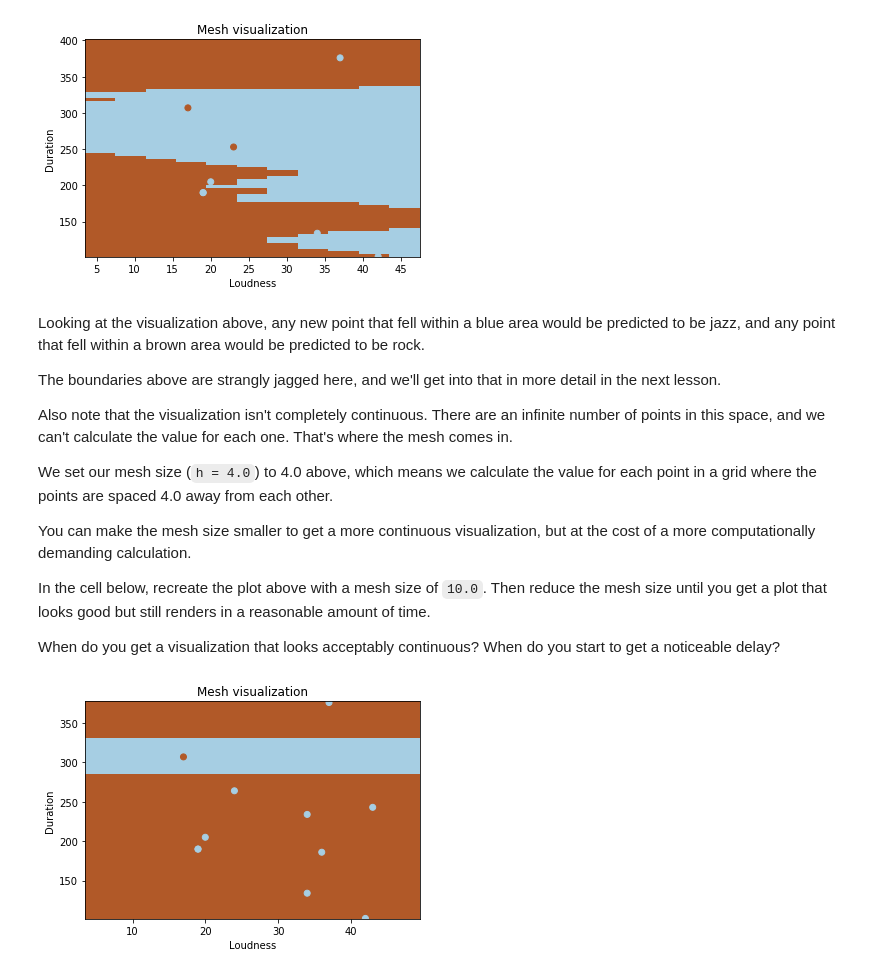
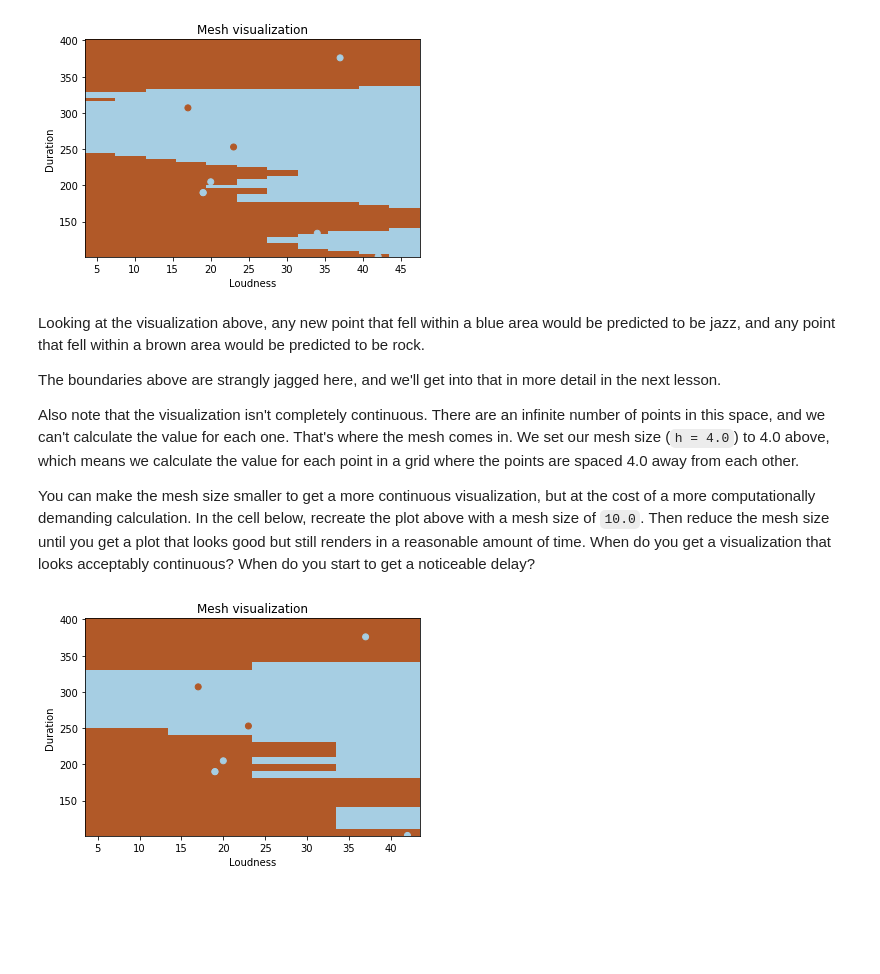
Before and after one commit to aarondelgiudice/thinkful, a Jupyter notebook: Unit_3/Lesson_1/3.1.1_KNN_Classifier.ipynb, the cells around one changed output. Saved outputs shown, nothing was run; the diff lists cells and outputs as text; code cells hidden in the pictures; blank space fills up the shorter version.

```diff
--- a/Unit_3/Lesson_1/3.1.1_KNN_Classifier.ipynb
+++ b/Unit_3/Lesson_1/3.1.1_KNN_Classifier.ipynb
@@ -212,58 +149,43 @@ Looking at the visualization above, any new point that fell within a blue area w
 
 The boundaries above are strangly jagged here, and we'll get into that in more detail in the next lesson.
 
-Also note that the visualization isn't completely continuous.
-There are an infinite number of points in this space, and we can't calculate the value for each one.
-That's where the mesh comes in.
+Also note that the visualization isn't completely continuous. There are an infinite number of points in this space, and we can't calculate the value for each one. That's where the mesh comes in. We set our mesh size (`h = 4.0`) to 4.0 above, which means we calculate the value for each point in a grid where the points are spaced 4.0 away from each other.
 
-We set our mesh size (`h = 4.0`) to 4.0 above, which means we calculate the value for each point in a grid where the points are spaced 4.0 away from each other.
-
-You can make the mesh size smaller to get a more continuous visualization, but at the cost of a more computationally demanding calculation.
-
-In the cell below, recreate the plot above with a mesh size of `10.0`.
-Then reduce the mesh size until you get a plot that looks good but still renders in a reasonable amount of time.
-
-When do you get a visualization that looks acceptably continuous?
-When do you start to get a noticeable delay?
+You can make the mesh size smaller to get a more continuous visualization, but at the cost of a more computationally demanding calculation. In the cell below, recreate the plot above with a mesh size of `10.0`. Then reduce the mesh size until you get a plot that looks good but still renders in a reasonable amount of time. When do you get a visualization that looks acceptably continuous? When do you start to get a noticeable delay?
 # %%
-# Play with different mesh sizes here.
-
-# Convert our data from data frames to arrays for the mesh.
+# Our data. Converting from data frames to arrays for the mesh.
 X = np.array(X)
 Y = np.array(Y)
 
-# mesh size
-#h = 0.5
-h = 46
+# Mesh size.
+h = 10.0
 
-# Plot the decision boundary.
-# We assign a color to each point in the mesh.
-x_min = X[:,0].min() - .5 # why adjust by .5?
-x_max = X[:,0].max() + .5
-y_min = X[:,1].min() - .5
-y_max = X[:,1].max() + .5
-
-xx, yy = np.meshgrid(np.arange(x_min, x_max, h),
-                     np.arange(y_min, y_max, h)
+# Plot the decision boundary. We assign a color to each point in the mesh.
+x_min = X[:, 0].min() - .5
+x_max = X[:, 0].max() + .5
+y_min = X[:, 1].min() - .5
+y_max = X[:, 1].max() + .5
+xx, yy = np.meshgrid(
+    np.arange(x_min, x_max, h),
+    np.arange(y_min, y_max, h)
 )
-Z = neighbors.predict(np.c_[xx.ravel(), yy.ravel()]) # what's going on here?
+Z = neighbors.predict(np.c_[xx.ravel(), yy.ravel()])
 
 # Put the result into a color plot.
-Z = Z.reshape(xx.shape) # why reshape? and to what shape?
-plt.figure(1, figsize=(6,4))
-plt.set_cmap(plt.cm.Paired) # what's going on here?
+Z = Z.reshape(xx.shape)
+plt.figure(1, figsize=(6, 4))
+plt.set_cmap(plt.cm.Paired)
 plt.pcolormesh(xx, yy, Z)
 
 # Add the training points to the plot.
-plt.scatter(X[:,0], X[:,1], c=Y)
-
+plt.scatter(X[:, 0], X[:, 1], c=Y)
 plt.xlabel('Loudness')
 plt.ylabel('Duration')
 plt.title('Mesh visualization')
 
 plt.xlim(xx.min(), xx.max())
 plt.ylim(yy.min(), yy.max())
 
 plt.show()
 # %% [output]
-[figure, old version]
+[figure, new version]
```
Also changed, not shown: parts of 17 cells of this notebook.
